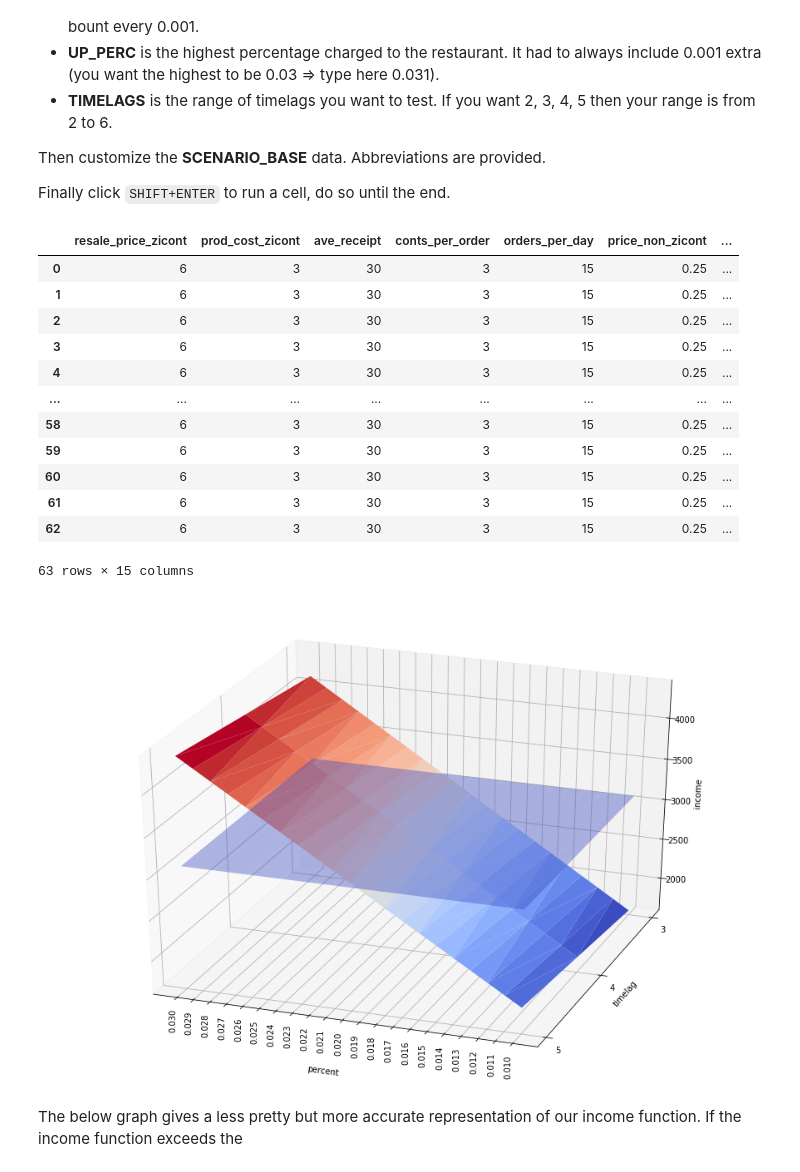
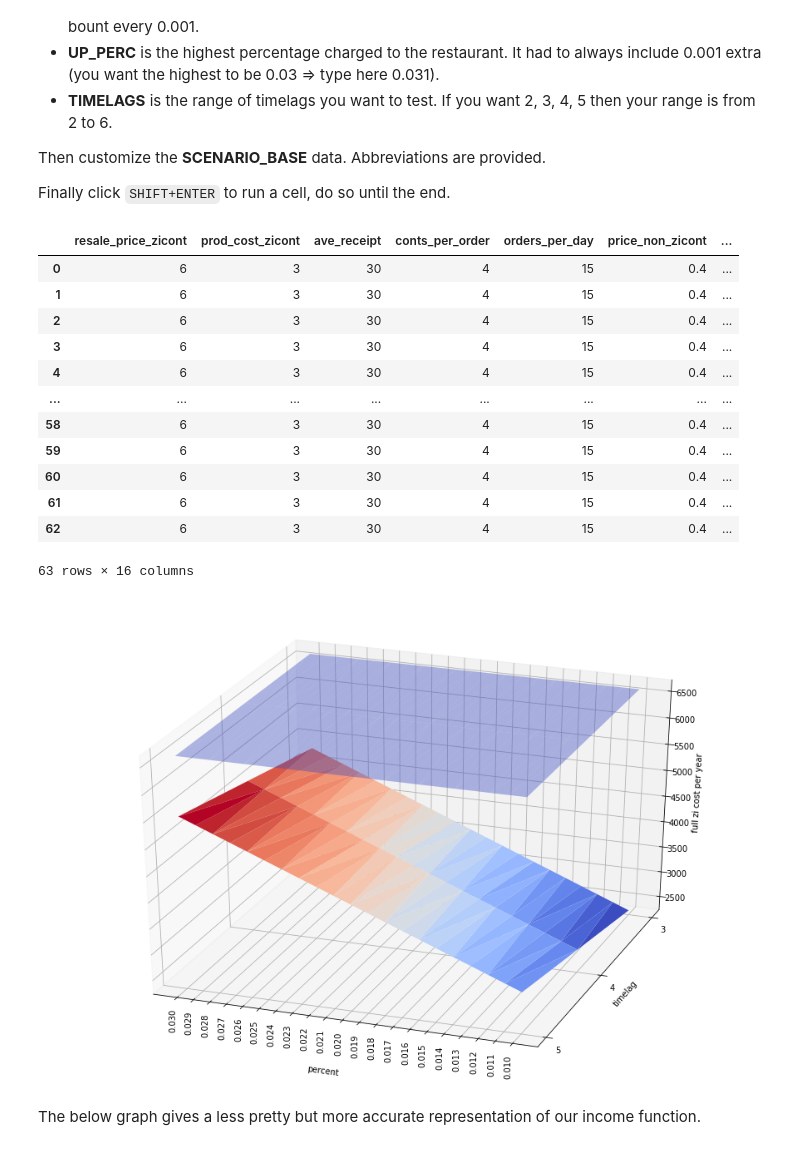
Before and after one commit to zeroimPACK/simulator, a Jupyter notebook: revenue_model.ipynb, the cells around one changed output. Saved outputs shown, nothing was run; the diff lists cells and outputs as text; code cells hidden in the pictures.

Commit message:
fixed z axis of graphs

```diff
--- a/revenue_model.ipynb
+++ b/revenue_model.ipynb
@@ -44,12 +44,14 @@ TIMELAGS = range(3, 6)  # rightmost number always excluded from range.
 SCENARIO_BASE = {'resale_price_zicont' : 6,     # euros
                  'prod_cost_zicont'    : 3,     # euros
                  'ave_receipt'         : 30,    # euros
-                 'conts_per_order'     : 3,
+                 'conts_per_order'     : 4,
                  'orders_per_day'      : 15,
-                 'price_non_zicont'    : 0.25}  # euros
+                 'price_non_zicont'    : 0.40}  # euros
 # %%
 def get_rest_yr_income(vars_):
-    vars_['rest_income_yr'] = round(vars_['ave_receipt'] * vars_['orders_per_day'] * YEAR_WORK_DAYS)
+    vars_['rest_income_yr'] = round(vars_['ave_receipt']
+                                    * vars_['orders_per_day']
+                                    * YEAR_WORK_DAYS)
 
     return vars_
 
@@ -87,11 +89,15 @@ def get_zi_service_expend_yr(vars_, percent_z):
 
     return vars_
 
+def get_full_zi_cost_yr(vars_):
+
+    vars_['full_zi_cost_yr'] = vars_['zi_service_expend_yr'] + vars_['zinc_expend_yr']
+
+    return vars_
 
 def get_zi_income_yr(vars_):
-    vars_['zi_income_yr'] = (vars_['zi_service_expend_yr']
-                             + vars_['zinc_expend_yr']
-                             - (vars_['prod_cost_zicont'] * vars_['zinc_needed_yr']))
+    net_gain_from_zinc_sales = (vars_['prod_cost_zicont'] * vars_['zinc_needed_yr'])
+    vars_['zi_income_yr'] = vars_['full_zi_cost_yr'] - net_gain_from_zinc_sales
 
     return vars_
 # %%
@@ -112,6 +118,7 @@ def create_scenario_data(percent_z,
            curried_get_yr_zinc_need,
            get_zinc_expend_yr,
            curried_get_zi_service_expend_yr,
+           get_full_zi_cost_yr,
            get_zi_income_yr]
 
     reduce_fns_on_dict(fns=fns, dic=vars_)
@@ -131,43 +138,43 @@ df = pd.DataFrame(sims_dics)
 df
 # %% [output]
 |  | resale_price_zicont | prod_cost_zicont | ave_receipt | conts_per_order | orders_per_day | price_non_zicont | ... |
-| 0 | 6 | 3 | 30 | 3 | 15 | 0.25 | ... |
-| 1 | 6 | 3 | 30 | 3 | 15 | 0.25 | ... |
-| 2 | 6 | 3 | 30 | 3 | 15 | 0.25 | ... |
-| 3 | 6 | 3 | 30 | 3 | 15 | 0.25 | ... |
-| 4 | 6 | 3 | 30 | 3 | 15 | 0.25 | ... |
+| 0 | 6 | 3 | 30 | 4 | 15 | 0.4 | ... |
+| 1 | 6 | 3 | 30 | 4 | 15 | 0.4 | ... |
+| 2 | 6 | 3 | 30 | 4 | 15 | 0.4 | ... |
+| 3 | 6 | 3 | 30 | 4 | 15 | 0.4 | ... |
+| 4 | 6 | 3 | 30 | 4 | 15 | 0.4 | ... |
 | ... | ... | ... | ... | ... | ... | ... | ... |
-| 58 | 6 | 3 | 30 | 3 | 15 | 0.25 | ... |
-| 59 | 6 | 3 | 30 | 3 | 15 | 0.25 | ... |
-| 60 | 6 | 3 | 30 | 3 | 15 | 0.25 | ... |
-| 61 | 6 | 3 | 30 | 3 | 15 | 0.25 | ... |
-| 62 | 6 | 3 | 30 | 3 | 15 | 0.25 | ... |
+| 58 | 6 | 3 | 30 | 4 | 15 | 0.4 | ... |
+| 59 | 6 | 3 | 30 | 4 | 15 | 0.4 | ... |
+| 60 | 6 | 3 | 30 | 4 | 15 | 0.4 | ... |
+| 61 | 6 | 3 | 30 | 4 | 15 | 0.4 | ... |
+| 62 | 6 | 3 | 30 | 4 | 15 | 0.4 | ... |
-63 rows × 15 columns
+63 rows × 16 columns
 # %%
 # plot using df
 
 fig = plt.figure()
 ax = Axes3D(fig)
-ax.plot_trisurf(df.percent_z, df.timelag, df.zi_income_yr, cmap=cm.coolwarm, linewidth=0.2)
+ax.plot_trisurf(df.percent_z, df.timelag, df.full_zi_cost_yr, cmap=cm.coolwarm, linewidth=0.2)
 ax.plot_trisurf(df.percent_z, df.timelag, df.expend_non_zicont_yr, linewidth=0.2, alpha=0.4, cmap=cm.coolwarm)
 
 ax.set_xlabel('percent')
 ax.set_ylabel('timelag')
 ax.set_yticks(list(TIMELAGS))
-ax.set_zlabel('income')
+ax.set_zlabel('full zi cost per year')
 plt.xticks(percent_z_range, rotation='vertical')
 ax.xaxis.labelpad = 30
 
 ax.view_init(30, 110)
 F = plt.gcf()
 Size = F.get_size_inches()
 F.set_size_inches(Size[0]*2, Size[1]*2, forward=True) # Set forward to True to resize window along with plot in figure.
 
 plt.show()
 # %% [output]
-[figure, old version]
+[figure, new version]
 # %% [markdown]
-The below graph gives a less pretty but more accurate representation of our income function. If the income function exceeds the
+The below graph gives a less pretty but more accurate representation of our income function.
 # %%
 fig = plt.figure()
 ax = fig.add_subplot(111, projection='3d')
```
Also changed, not shown: parts of 1 cell of this notebook.
